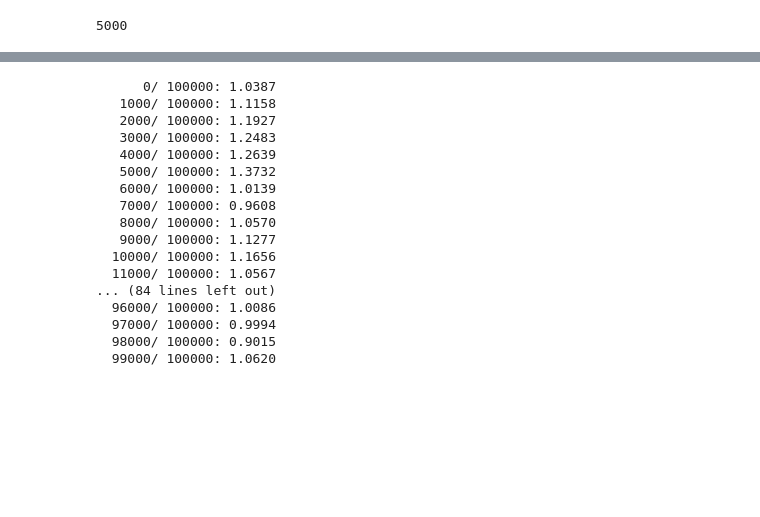
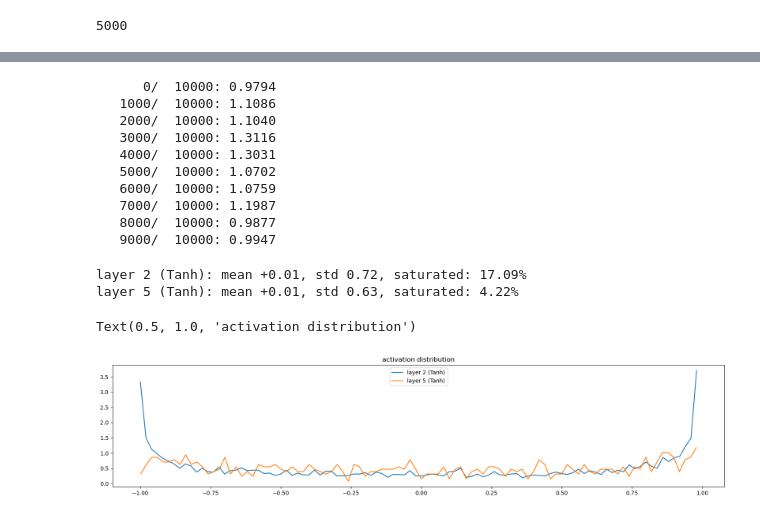
Before and after one commit to virsel/mlpc, a Jupyter notebook: src/main.ipynb, the cells around one changed output, grey strips where cells are left out. Saved outputs shown, nothing was run; the diff lists cells and outputs as text; code cells hidden in the pictures; blank space fills up the shorter version.

```diff
--- a/src/main.ipynb
+++ b/src/main.ipynb
@@ -91,3 +89,6 @@ emb_dim = 5
+# %%
+emb_dim = 3
+context_length = 30
 # %%
 g = torch.Generator().manual_seed(2147483647) # for reproducibility
 C = torch.randn((len(stoi), emb_dim), generator=g)
@@ -127,13 +128,16 @@ class Net(nn.Module):
         super(Net, self).__init__()
         g = torch.Generator().manual_seed(2147483647) # for reproducibility
         C = torch.randn((len(stoi), emb_dim), generator=g)
+        # normalize C by root of emb_dim
+        C /= emb_dim ** 0.5
         # self.C.requires_grad = True
         # set C to be parameters
         self.register_parameter('C', nn.Parameter(C))
-        self.fc1 = Linear(30 * emb_dim, 100, bias=False)
+        self.fc1 = Linear(context_length * emb_dim, 100, bias=False)
         self.bn1 = nn.BatchNorm1d(100)
         self.act1 = nn.Tanh()
-        self.fc2 = Linear(100, 20)
+        self.fc2 = Linear(100, 20, bias=False)
+        self.bn2 = nn.BatchNorm1d(20)
         self.act2 = nn.Tanh()
         self.fc3 = Linear(20, 5)
 
@@ -142,8 +146,11 @@ class Net(nn.Module):
         self.fc1.out = self.fc1(emb.view(-1, 30 * emb_dim))
         self.bn1.out = self.bn1(self.fc1.out)
         self.act1.out = self.act1(self.bn1.out)
+
         self.fc2.out = self.fc2(self.act1.out)
-        self.act2.out = self.act2(self.fc2.out)
+        self.bn2.out = self.bn2(self.fc2.out)
+        self.act2.out = self.act2(self.bn2.out)
+
         self.fc3.out = self.fc3(self.act2.out)
         return self.fc3.out
 
@@ -192,4 +184,0 @@ layers
-# %%
-for p in net.parameters():
-
-    print(p.grad)
@@ -208,8 +185,9 @@ ud = []
 # %%
 # same optimization as last time
-max_steps = 100000
+max_steps = 10000
 batch_size = 32
-
+ud = []
+lossi = []
 
 # train
 for i in range(max_steps):
@@ -226,6 +204,7 @@ for i in range(max_steps):
       layer.out.retain_grad() # AFTER_DEBUG: would take out retain_graph
     for p in net.parameters():
       p.grad = None
+
     loss.backward()
 
     # update
@@ -238,25 +217,38 @@ for i in range(max_steps):
       print(f'{i:7d}/{max_steps:7d}: {loss.item():.4f}')
     lossi.append(loss.log10().item())
     with torch.no_grad():
-      ud.append([((lr*p.grad).std() / p.data.std()).log10().item() for p in parameters])
+      ud.append([((lr*p.grad).std() / p.data.std()).log10().item() for p in net.parameters()])
 
     if i >= 10000:
       pass #break # AFTER_DEBUG: would take out obviously to run full optimization
 # %% [output]
-      0/ 100000: 1.0387
-   1000/ 100000: 1.1158
-   2000/ 100000: 1.1927
-   3000/ 100000: 1.2483
-   4000/ 100000: 1.2639
-   5000/ 100000: 1.3732
-   6000/ 100000: 1.0139
-   7000/ 100000: 0.9608
-   8000/ 100000: 1.0570
-   9000/ 100000: 1.1277
-  10000/ 100000: 1.1656
-  11000/ 100000: 1.0567
-... (84 lines left out)
-  96000/ 100000: 1.0086
-  97000/ 100000: 0.9994
-  98000/ 100000: 0.9015
-  99000/ 100000: 1.0620
+      0/  10000: 0.9794
+   1000/  10000: 1.1086
+   2000/  10000: 1.1040
+   3000/  10000: 1.3116
+   4000/  10000: 1.3031
+   5000/  10000: 1.0702
+   6000/  10000: 1.0759
+   7000/  10000: 1.1987
+   8000/  10000: 0.9877
+   9000/  10000: 0.9947
+# %%
+import matplotlib.pyplot as plt
+
+# visualize histograms
+plt.figure(figsize=(20, 4)) # width and height of the plot
+legends = []
+for i, layer in enumerate(net.get_layers()[:-1]): # note: exclude the output layer
+  if isinstance(layer, nn.Tanh):
+    t = layer.out
+    print('layer %d (%s): mean %+.2f, std %.2f, saturated: %.2f%%' % (i, layer.__class__.__name__, t.mean(), t.std(), (t.abs() > 0.97).float().mean()*100))
+    hy, hx = torch.histogram(t, density=True)
+    plt.plot(hx[:-1].detach(), hy.detach())
+    legends.append(f'layer {i} ({layer.__class__.__name__})')
+plt.legend(legends);
+plt.title('activation distribution')
+# %% [output]
+layer 2 (Tanh): mean +0.01, std 0.72, saturated: 17.09%
+layer 5 (Tanh): mean +0.01, std 0.63, saturated: 4.22%
+Text(0.5, 1.0, 'activation distribution')
+[figure, added]
```
Also changed, not shown: parts of 17 cells of this notebook.
